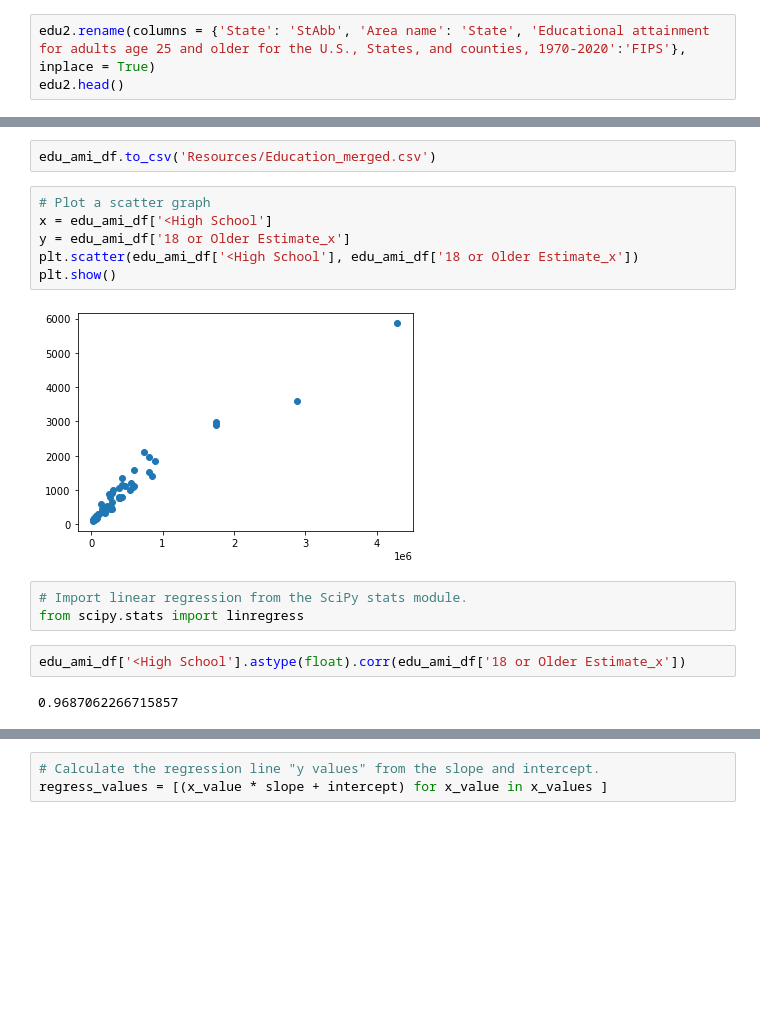
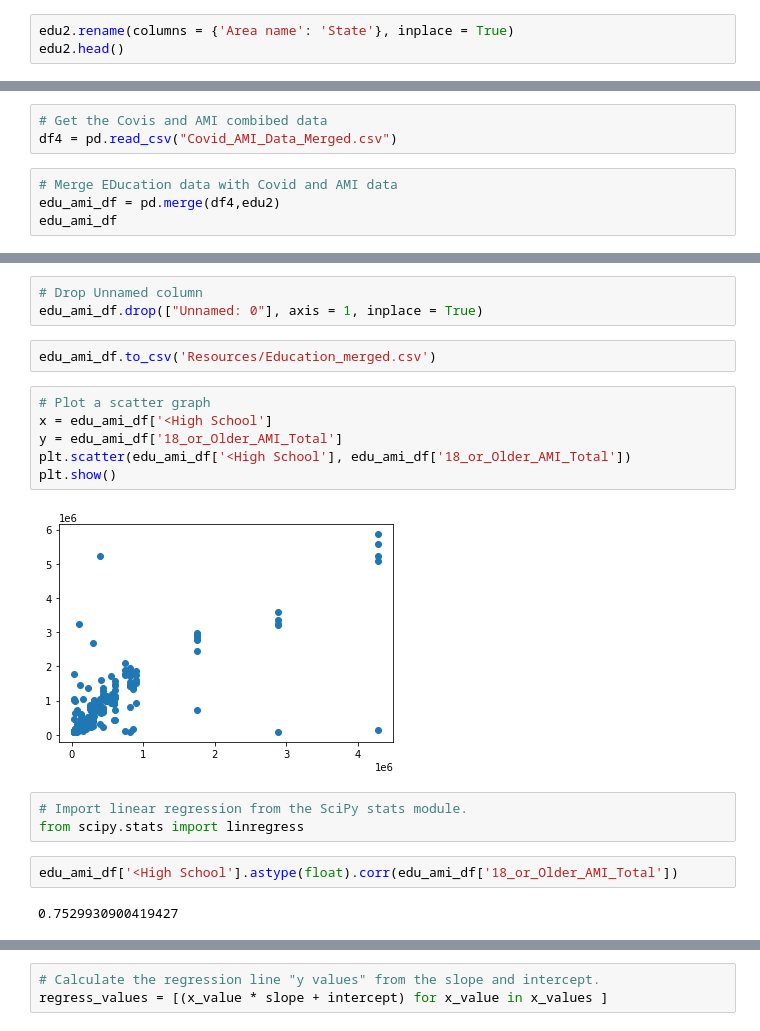
Before and after one commit to ussyed11/Covid-19-Impact-on-Mental-Illness-in-USA, a Jupyter notebook: Data Preprocessing/dep_covod 77.ipynb, the cells around one changed output, grey strips where cells are left out. Drawn from its saved outputs; the diff is of its cells as text; blank space fills up the shorter version.

```diff
--- a/Data Preprocessing/dep_covod 77.ipynb
+++ b/Data Preprocessing/dep_covod 77.ipynb
@@ -569,4 +512,4 @@ edu2.head()
 # %%
-edu2.rename(columns = {'State': 'StAbb', 'Area name': 'State', 'Educational attainment for adults age 25 and older for the U.S., States, and counties, 1970-2020':'FIPS'}, inplace = True)
+edu2.rename(columns = {'Area name': 'State'}, inplace = True)
 edu2.head()
 # %% [output]
@@ -649,0 +587,7 @@ edu_ami_df.head()
+# %%
+# Get the Covis and AMI combibed data
+df4 = pd.read_csv("Covid_AMI_Data_Merged.csv")
+# %%
+# Merge EDucation data with Covid and AMI data
+edu_ami_df = pd.merge(df4,edu2)
+edu_ami_df
@@ -650,20 +608,23 @@ edu_ami_df.head()
+# %%
+# Drop Unnamed column
+edu_ami_df.drop(["Unnamed: 0"], axis = 1, inplace = True)
 # %%
 edu_ami_df.to_csv('Resources/Education_merged.csv')
 # %%
 # Plot a scatter graph
 x = edu_ami_df['<High School']
-y = edu_ami_df['18 or Older Estimate_x']
-plt.scatter(edu_ami_df['<High School'], edu_ami_df['18 or Older Estimate_x'])
+y = edu_ami_df['18_or_Older_AMI_Total']
+plt.scatter(edu_ami_df['<High School'], edu_ami_df['18_or_Older_AMI_Total'])
 plt.show()
 # %% [output]
-[figure, old version]
+[figure, new version]
 # %%
 # Import linear regression from the SciPy stats module.
 from scipy.stats import linregress
 # %%
-edu_ami_df['<High School'].astype(float).corr(edu_ami_df['18 or Older Estimate_x'])
+edu_ami_df['<High School'].astype(float).corr(edu_ami_df['18_or_Older_AMI_Total'])
 # %% [output]
-0.9687062266715857
+0.7529930900419427
 # %%
 # assign x and y values for linear regression.
 x_values = edu_ami_df['<High School']
```
Also changed, not shown: parts of 57 cells of this notebook.
